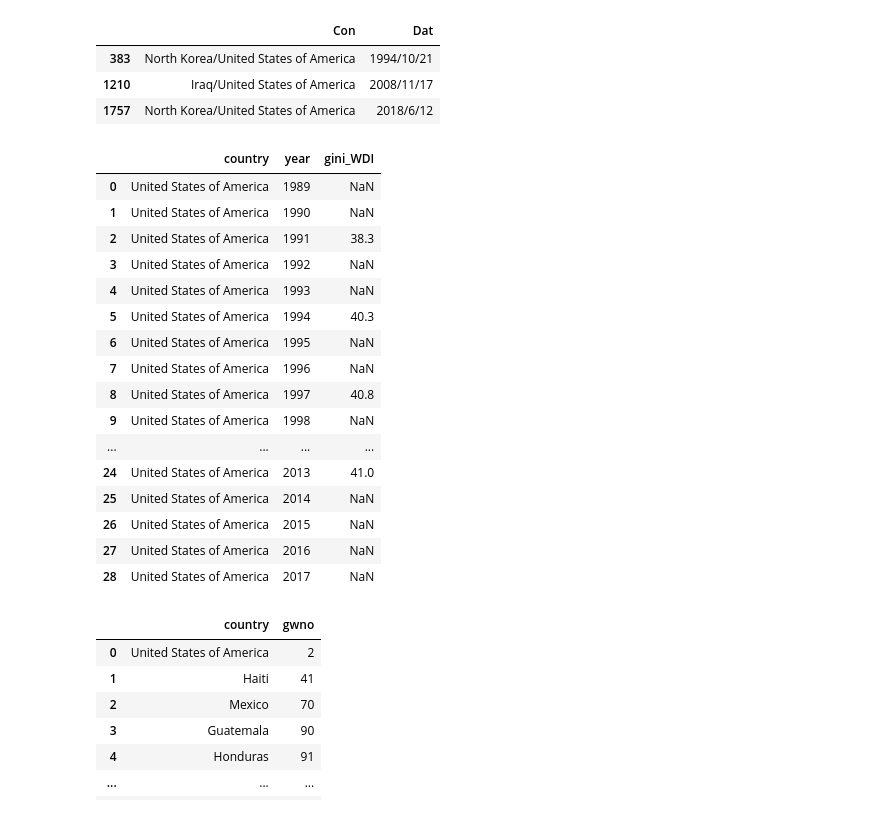
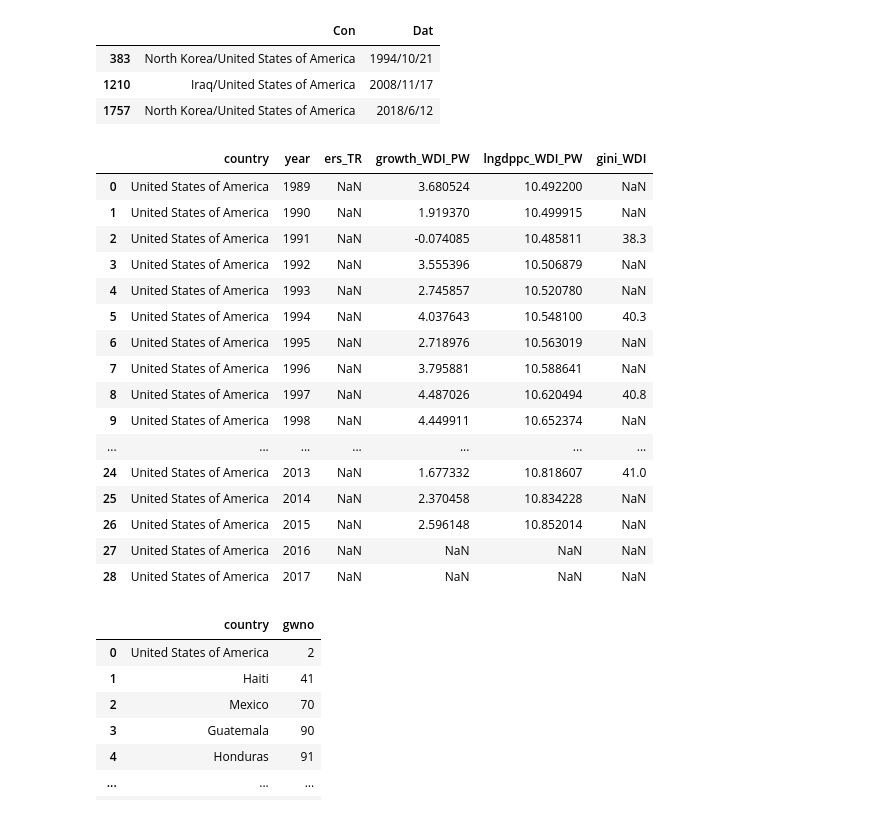
Before and after one commit to clementinelove/ds4d-pa-x, a Jupyter notebook: src/jupyter/main.ipynb, the cells around one changed output. Drawn from its saved outputs; the diff is of its cells as text; code cells hidden in the pictures.

```diff
--- a/src/jupyter/main.ipynb
+++ b/src/jupyter/main.ipynb
@@ -212,25 +222,25 @@ search_pax_gwno(2, ['Con', 'Dat'])
 | 1210 | Iraq/United States of America | 2008/11/17 |
 | 1757 | North Korea/United States of America | 2018/6/12 |
 # %%
-search_wep_gwno(2, ['country', 'year', 'gini_WDI'])
+search_wep_gwno(2, ['country', 'year', 'ers_TR','growth_WDI_PW', 'lngdppc_WDI_PW','gini_WDI'])
 # %% [output]
-|  | country | year | gini_WDI |
-| 0 | United States of America | 1989 | NaN |
-| 1 | United States of America | 1990 | NaN |
-| 2 | United States of America | 1991 | 38.3 |
-| 3 | United States of America | 1992 | NaN |
-| 4 | United States of America | 1993 | NaN |
-| 5 | United States of America | 1994 | 40.3 |
-| 6 | United States of America | 1995 | NaN |
-| 7 | United States of America | 1996 | NaN |
-| 8 | United States of America | 1997 | 40.8 |
-| 9 | United States of America | 1998 | NaN |
-| ... | ... | ... | ... |
-| 24 | United States of America | 2013 | 41.0 |
-| 25 | United States of America | 2014 | NaN |
-| 26 | United States of America | 2015 | NaN |
-| 27 | United States of America | 2016 | NaN |
-| 28 | United States of America | 2017 | NaN |
+|  | country | year | ers_TR | growth_WDI_PW | lngdppc_WDI_PW | gini_WDI |
+| 0 | United States of America | 1989 | NaN | 3.680524 | 10.492200 | NaN |
+| 1 | United States of America | 1990 | NaN | 1.919370 | 10.499915 | NaN |
+| 2 | United States of America | 1991 | NaN | -0.074085 | 10.485811 | 38.3 |
+| 3 | United States of America | 1992 | NaN | 3.555396 | 10.506879 | NaN |
+| 4 | United States of America | 1993 | NaN | 2.745857 | 10.520780 | NaN |
+| 5 | United States of America | 1994 | NaN | 4.037643 | 10.548100 | 40.3 |
+| 6 | United States of America | 1995 | NaN | 2.718976 | 10.563019 | NaN |
+| 7 | United States of America | 1996 | NaN | 3.795881 | 10.588641 | NaN |
+| 8 | United States of America | 1997 | NaN | 4.487026 | 10.620494 | 40.8 |
+| 9 | United States of America | 1998 | NaN | 4.449911 | 10.652374 | NaN |
+| ... | ... | ... | ... | ... | ... | ... |
+| 24 | United States of America | 2013 | NaN | 1.677332 | 10.818607 | 41.0 |
+| 25 | United States of America | 2014 | NaN | 2.370458 | 10.834228 | NaN |
+| 26 | United States of America | 2015 | NaN | 2.596148 | 10.852014 | NaN |
+| 27 | United States of America | 2016 | NaN | NaN | NaN | NaN |
+| 28 | United States of America | 2017 | NaN | NaN | NaN | NaN |
 # %%
 gwnolst = list()
 
```
Also changed, not shown: parts of 2 cells of this notebook, 1 other file.
